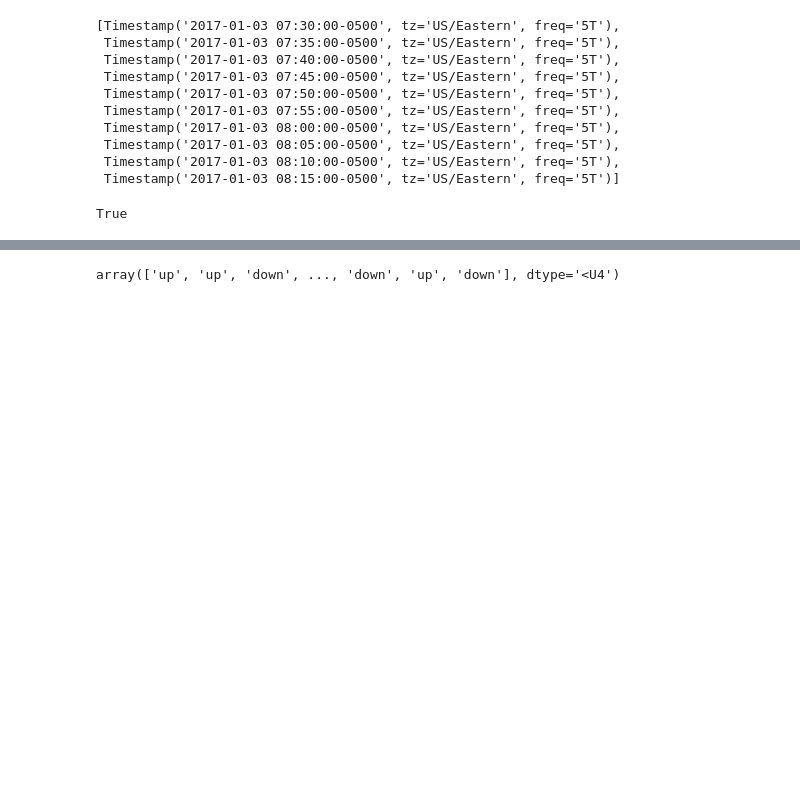
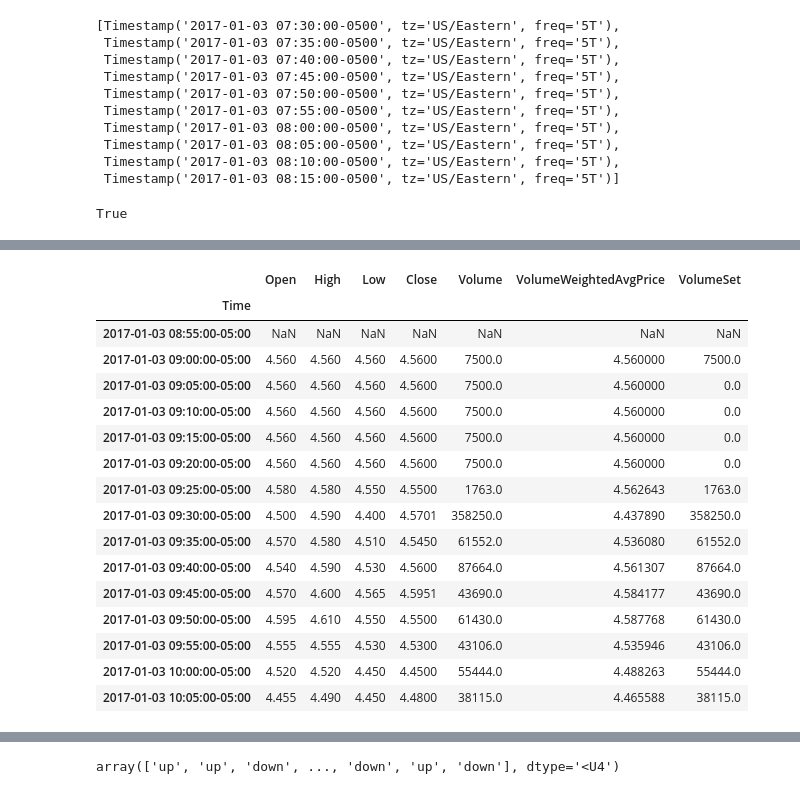
Before and after one commit to Cloblak/aipi540_deeplearning, a Jupyter notebook: 1D_CNN_Attempts/1D_CNN.ipynb, the cells around one changed output, grey strips where cells are left out. Cells and saved outputs as stored; diff of their text form; code cells hidden in the pictures; blank space fills up the shorter version.

```diff
--- a/1D_CNN_Attempts/1D_CNN.ipynb
+++ b/1D_CNN_Attempts/1D_CNN.ipynb
@@ -332,0 +320,43 @@ final_train.tail(25)
+# %%
+volumeset_list = []
+
+prev_v = None
+
+for v in final_train["Volume"]:
+
+  if prev_v == None:
+    prev_v = v
+    volumeset_list.append(v)
+
+  elif prev_v != None:
+
+    if v == prev_v:
+      volumeset_list.append(0)
+      prev_v = v
+
+    else:
+      volumeset_list.append(v)
+      prev_v = v
+
+
+final_train["VolumeSet"] = volumeset_list
+# %%
+final_train[5:20]
+# %% [output]
+|  | Open | High | Low | Close | Volume | VolumeWeightedAvgPrice | VolumeSet |
+| Time |  |  |  |  |  |  |  |
+| 2017-01-03 08:55:00-05:00 | NaN | NaN | NaN | NaN | NaN | NaN | NaN |
+| 2017-01-03 09:00:00-05:00 | 4.560 | 4.560 | 4.560 | 4.5600 | 7500.0 | 4.560000 | 7500.0 |
+| 2017-01-03 09:05:00-05:00 | 4.560 | 4.560 | 4.560 | 4.5600 | 7500.0 | 4.560000 | 0.0 |
+| 2017-01-03 09:10:00-05:00 | 4.560 | 4.560 | 4.560 | 4.5600 | 7500.0 | 4.560000 | 0.0 |
+| 2017-01-03 09:15:00-05:00 | 4.560 | 4.560 | 4.560 | 4.5600 | 7500.0 | 4.560000 | 0.0 |
+| 2017-01-03 09:20:00-05:00 | 4.560 | 4.560 | 4.560 | 4.5600 | 7500.0 | 4.560000 | 0.0 |
+| 2017-01-03 09:25:00-05:00 | 4.580 | 4.580 | 4.550 | 4.5500 | 1763.0 | 4.562643 | 1763.0 |
+| 2017-01-03 09:30:00-05:00 | 4.500 | 4.590 | 4.400 | 4.5701 | 358250.0 | 4.437890 | 358250.0 |
+| 2017-01-03 09:35:00-05:00 | 4.570 | 4.580 | 4.510 | 4.5450 | 61552.0 | 4.536080 | 61552.0 |
+| 2017-01-03 09:40:00-05:00 | 4.540 | 4.590 | 4.530 | 4.5600 | 87664.0 | 4.561307 | 87664.0 |
+| 2017-01-03 09:45:00-05:00 | 4.570 | 4.600 | 4.565 | 4.5951 | 43690.0 | 4.584177 | 43690.0 |
+| 2017-01-03 09:50:00-05:00 | 4.595 | 4.610 | 4.550 | 4.5500 | 61430.0 | 4.587768 | 61430.0 |
+| 2017-01-03 09:55:00-05:00 | 4.555 | 4.555 | 4.530 | 4.5300 | 43106.0 | 4.535946 | 43106.0 |
+| 2017-01-03 10:00:00-05:00 | 4.520 | 4.520 | 4.450 | 4.4500 | 55444.0 | 4.488263 | 55444.0 |
+| 2017-01-03 10:05:00-05:00 | 4.455 | 4.490 | 4.450 | 4.4800 | 38115.0 | 4.465588 | 38115.0 |
```
Also changed, not shown: parts of 4 cells of this notebook.
